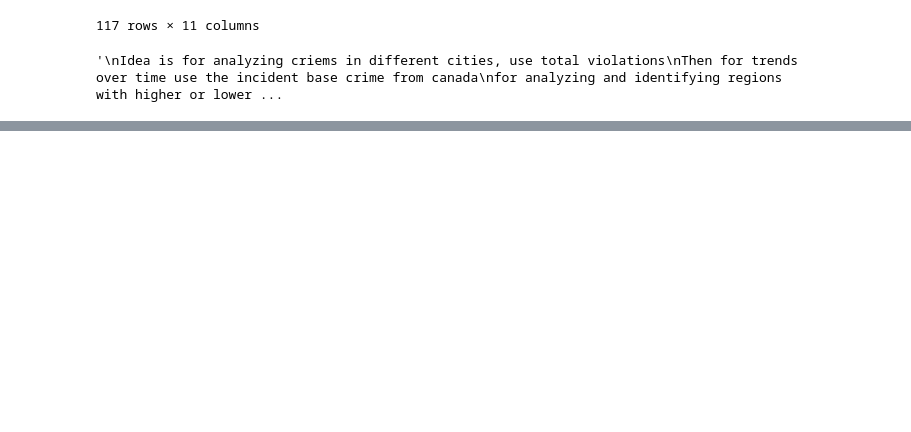
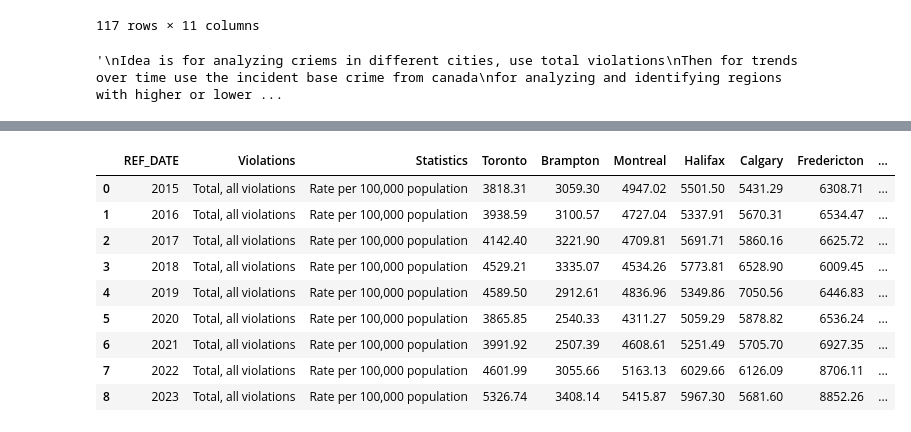
Before and after one commit to priyyal/crime-analysis-canada, a Jupyter notebook: crime_clean.ipynb, the cells around one changed output, grey strips where cells are left out. Drawn from its saved outputs; the diff is of its cells as text; code cells hidden in the pictures; blank space fills up the shorter version.

Commit message:
clean cities crime data

```diff
--- a/crime_clean.ipynb
+++ b/crime_clean.ipynb
@@ -140,4 +130,18 @@ cities_census_df[0].head(10)
 | 8 | Age characteristics | 0 to 14 years | NaN | 398135.0 | NaN | 204190.0 | NaN | 193945.0 | NaN | ... |
 | 9 | Age characteristics | 0 to 4 years | NaN | 136000.0 | NaN | 69895.0 | NaN | 66105.0 | NaN | ... |
 # %%
-cities_crime_df = []
+cities_crime_dfs = [pd.read_csv(f"CrimeData/{city}_Crime_Data.csv") for city in cities]
+
+for df in cities_crime_dfs:
+    df["GEO"] = df["GEO"].str.replace(r"\s\[\d+(?:,\d+)*\]", '', regex=True)
+    df["Violations"] = df["Violations"].str.replace(r"\s\[\d+(?:,\d+)*\]", '', regex=True)
+
+cleaned_cities_cime_dfs = [df[df["Statistics"] == "Rate per 100,000 population"].loc[:, ["REF_DATE", "Violations", "Statistics", "VALUE"]] for df in cities_crime_dfs]
+
+cleaned_cities_cime_dfs[0].head(10)
+
+for index in range(len(cities)):
+    cleaned_cities_cime_dfs[index].rename(columns={"VALUE": cities[index]}, inplace=True)
+
+
+cleaned_cities_cime_dfs[0].head(10)
@@ -143,0 +159,21 @@ cities_crime_df = []
+# %%
+merged_cities_crime_df = cleaned_cities_cime_dfs[0]
+
+for df in cleaned_cities_cime_dfs[1:]:
+    merged_cities_crime_df = pd.merge(merged_cities_crime_df, df.drop(columns=["Violations", "Statistics"]), how="left", on="REF_DATE")
+
+merged_cities_crime_df.reset_index(inplace=True)
+merged_cities_crime_df.drop(columns="index",  inplace=True)
+merged_cities_crime_df
+# Could remove ref_date and make the dates the index ["2015", "2016", "2017", "2018", "2019", "2020", "2021", "2022", "2023"]
+# %% [output]
+|  | REF_DATE | Violations | Statistics | Toronto | Brampton | Montreal | Halifax | Calgary | Fredericton | ... |
+| 0 | 2015 | Total, all violations | Rate per 100,000 population | 3818.31 | 3059.30 | 4947.02 | 5501.50 | 5431.29 | 6308.71 | ... |
+| 1 | 2016 | Total, all violations | Rate per 100,000 population | 3938.59 | 3100.57 | 4727.04 | 5337.91 | 5670.31 | 6534.47 | ... |
+| 2 | 2017 | Total, all violations | Rate per 100,000 population | 4142.40 | 3221.90 | 4709.81 | 5691.71 | 5860.16 | 6625.72 | ... |
+| 3 | 2018 | Total, all violations | Rate per 100,000 population | 4529.21 | 3335.07 | 4534.26 | 5773.81 | 6528.90 | 6009.45 | ... |
+| 4 | 2019 | Total, all violations | Rate per 100,000 population | 4589.50 | 2912.61 | 4836.96 | 5349.86 | 7050.56 | 6446.83 | ... |
+| 5 | 2020 | Total, all violations | Rate per 100,000 population | 3865.85 | 2540.33 | 4311.27 | 5059.29 | 5878.82 | 6536.24 | ... |
+| 6 | 2021 | Total, all violations | Rate per 100,000 population | 3991.92 | 2507.39 | 4608.61 | 5251.49 | 5705.70 | 6927.35 | ... |
+| 7 | 2022 | Total, all violations | Rate per 100,000 population | 4601.99 | 3055.66 | 5163.13 | 6029.66 | 6126.09 | 8706.11 | ... |
+| 8 | 2023 | Total, all violations | Rate per 100,000 population | 5326.74 | 3408.14 | 5415.87 | 5967.30 | 5681.60 | 8852.26 | ... |
```
Also changed, not shown: parts of 4 cells of this notebook.
